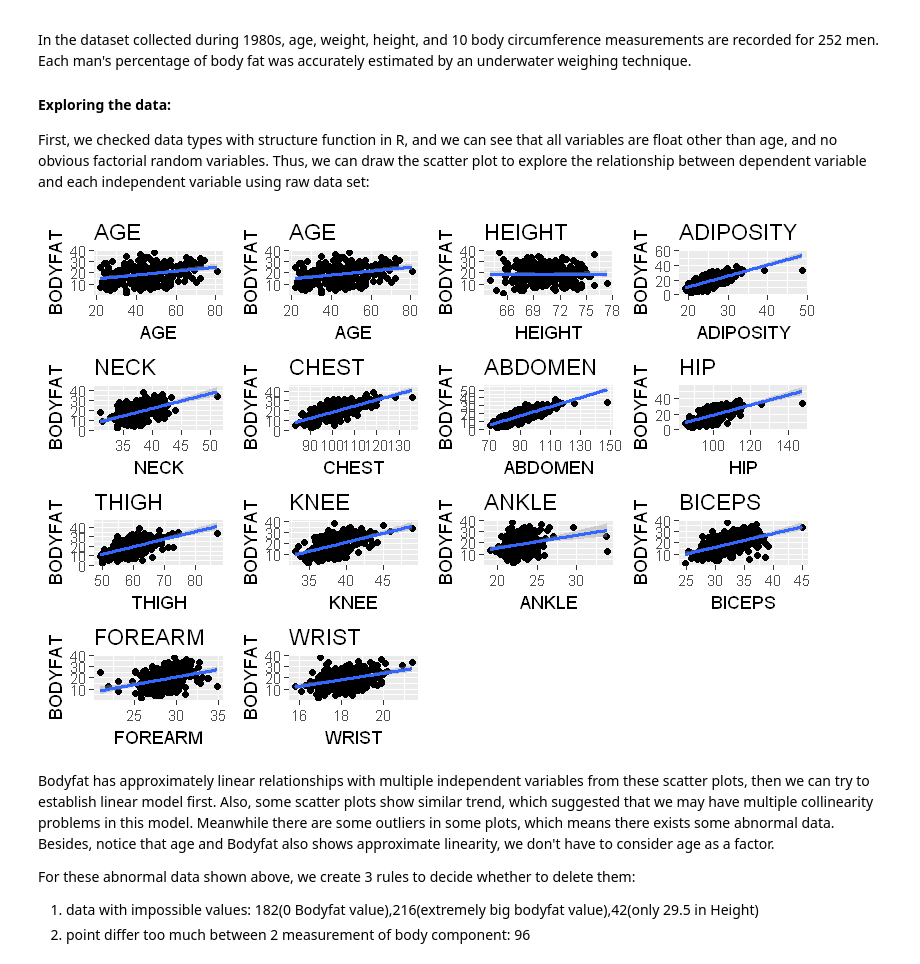
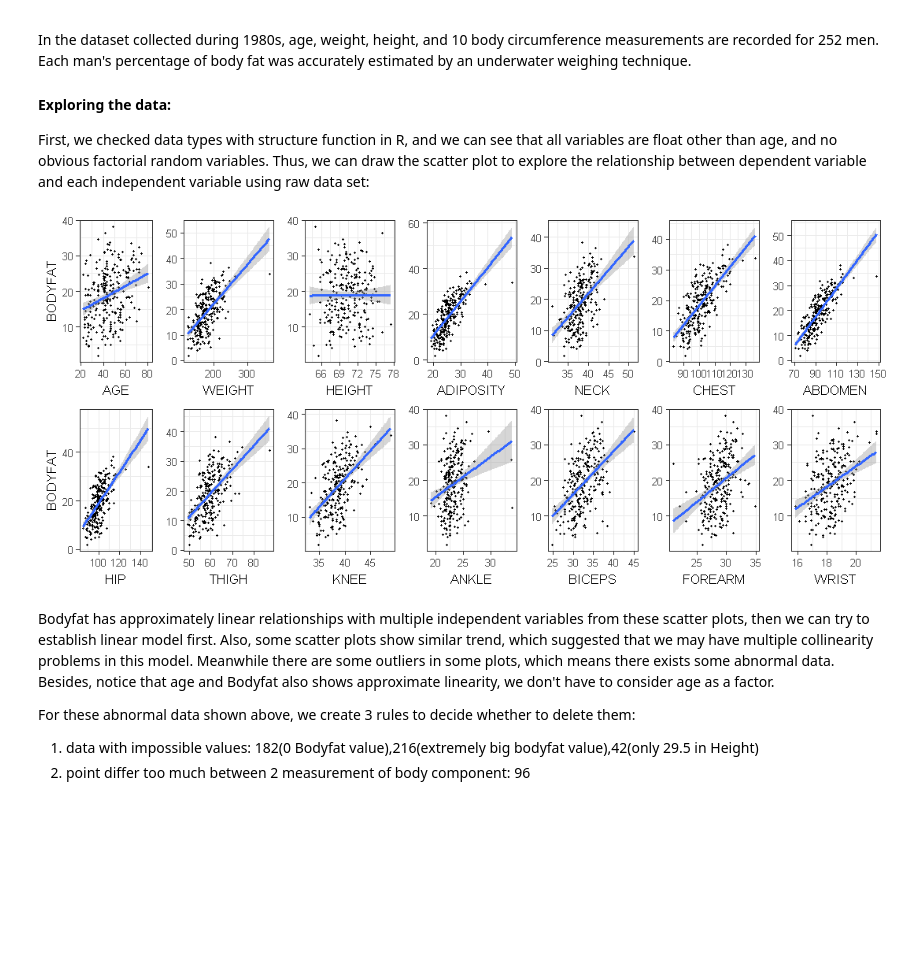
Before and after one commit to chilli0i0/628Groupwork1, a Jupyter notebook: Jupyter/TheFullNoteBook.ipynb, the cells around one changed output. Cells and saved outputs as stored; diff of their text form; code cells hidden in the pictures; blank space fills up the shorter version.

```diff
--- a/Jupyter/TheFullNoteBook.ipynb
+++ b/Jupyter/TheFullNoteBook.ipynb
@@ -59,36 +59,38 @@ First, we checked data types with structure function in R, and we can see that a
 Thus, we can draw the scatter plot to explore the relationship between dependent variable and each independent variable using raw data set:
 # %%
 data.1=data[-c(182,216,96,42),-c(2)]
-p1 <- ggplot(data.1, aes(x=AGE,y=BODYFAT))+geom_point()+ggtitle("AGE")+
-  geom_smooth(method='lm')
-p2 <- ggplot(data.1, aes(x=WEIGHT,y=BODYFAT))+geom_point()+ggtitle("WEIGHT")+
-  geom_smooth(method='lm')
-p3 <- ggplot(data.1, aes(x=HEIGHT,y=BODYFAT))+geom_point()+ggtitle("HEIGHT")+
-  geom_smooth(method='lm')
-p4 <- ggplot(data.1, aes(x=ADIPOSITY,y=BODYFAT))+geom_point()+ggtitle("ADIPOSITY")+ geom_smooth(method='lm')
-p5 <- ggplot(data.1, aes(x=NECK,y=BODYFAT))+geom_point()+ggtitle("NECK")+
-  geom_smooth(method='lm')
-p6 <- ggplot(data.1, aes(x=CHEST,y=BODYFAT))+geom_point()+ggtitle("CHEST")+
-  geom_smooth(method='lm')
-p7 <- ggplot(data.1, aes(x=ABDOMEN,y=BODYFAT))+geom_point()+ggtitle("ABDOMEN")+
-  geom_smooth(method='lm')
-p8 <- ggplot(data.1, aes(x=HIP,y=BODYFAT))+geom_point()+ggtitle("HIP")+
-  geom_smooth(method='lm')
-p9 <- ggplot(data.1, aes(x=THIGH,y=BODYFAT))+geom_point()+ggtitle("THIGH")+
-  geom_smooth(method='lm')
-p10 <- ggplot(data.1, aes(x=KNEE,y=BODYFAT))+geom_point()+ggtitle("KNEE")+
-  geom_smooth(method='lm')
-p11 <- ggplot(data.1, aes(x=ANKLE,y=BODYFAT))+geom_point()+ggtitle("ANKLE")+
-  geom_smooth(method='lm')
-p12 <- ggplot(data.1, aes(x=BICEPS,y=BODYFAT))+geom_point()+ggtitle("BICEPS")+
-  geom_smooth(method='lm')
-p13 <- ggplot(data.1, aes(x=FOREARM,y=BODYFAT))+geom_point()+ggtitle("FOREARM")+
-  geom_smooth(method='lm')
-p14 <- ggplot(data.1, aes(x=WRIST,y=BODYFAT))+geom_point()+ggtitle("WRIST")+
-  geom_smooth(method='lm')
-grid.arrange(p1,p1,p3,p4,p5,p6,p7,p8,p9,p10,p11,p12,p13,p14,ncol = 4, nrow = 4)
+p1 <- ggplot(data.1, aes(x=AGE,y=BODYFAT))+geom_point(size=0.5)+
+  geom_smooth(method='lm')+theme_bw()+theme(text = element_text(size=10))
+p2 <- ggplot(data.1, aes(x=WEIGHT,y=BODYFAT))+geom_point(size=0.5)+
+  geom_smooth(method='lm')+theme_bw()+theme(text = element_text(size=10),axis.title.y=element_blank())
+p3 <- ggplot(data.1, aes(x=HEIGHT,y=BODYFAT))+geom_point(size=0.5)+
+  geom_smooth(method='lm')+theme_bw()+theme(text = element_text(size=10),axis.title.y=element_blank())
+p4 <- ggplot(data.1, aes(x=ADIPOSITY,y=BODYFAT))+geom_point(size=0.5)+
+  geom_smooth(method='lm')+theme_bw()+theme(text = element_text(size=10),axis.title.y=element_blank())
+p5 <- ggplot(data.1, aes(x=NECK,y=BODYFAT))+geom_point(size=0.5)+
+  geom_smooth(method='lm')+theme_bw()+theme(text = element_text(size=10),axis.title.y=element_blank())
+p6 <- ggplot(data.1, aes(x=CHEST,y=BODYFAT))+geom_point(size=0.5)+
+  geom_smooth(method='lm')+theme_bw()+theme(text = element_text(size=10),axis.title.y=element_blank())
+p7 <- ggplot(data.1, aes(x=ABDOMEN,y=BODYFAT))+geom_point(size=0.5)+
+  geom_smooth(method='lm')+theme_bw()+theme(text = element_text(size=10),axis.title.y=element_blank())
+p8 <- ggplot(data.1, aes(x=HIP,y=BODYFAT))+geom_point(size=0.5)+
+  geom_smooth(method='lm')+theme_bw()+theme(text = element_text(size=10))
+p9 <- ggplot(data.1, aes(x=THIGH,y=BODYFAT))+geom_point(size=0.5)+
+  geom_smooth(method='lm')+theme_bw()+theme(text = element_text(size=10),axis.title.y=element_blank())
+p10 <- ggplot(data.1, aes(x=KNEE,y=BODYFAT))+geom_point(size=0.5)+
+  geom_smooth(method='lm')+theme_bw()+theme(text = element_text(size=10),axis.title.y=element_blank())
+p11 <- ggplot(data.1, aes(x=ANKLE,y=BODYFAT))+geom_point(size=0.5)+
+  geom_smooth(method='lm')+theme_bw()+theme(text = element_text(size=10),axis.title.y=element_blank())
+p12 <- ggplot(data.1, aes(x=BICEPS,y=BODYFAT))+geom_point(size=0.5)+
+  geom_smooth(method='lm')+theme_bw()+theme(text = element_text(size=10),axis.title.y=element_blank())
+p13 <- ggplot(data.1, aes(x=FOREARM,y=BODYFAT))+geom_point(size=0.5)+
+  geom_smooth(method='lm')+theme_bw()+theme(text = element_text(size=10),axis.title.y=element_blank())
+p14 <- ggplot(data.1, aes(x=WRIST,y=BODYFAT))+geom_point(size=0.5)+
+  geom_smooth(method='lm')+theme_bw()+theme(text = element_text(size=10),axis.title.y=element_blank())
+options(repr.plot.width=9, repr.plot.height=4)
+grid.arrange(p1,p2,p3,p4,p5,p6,p7,p8,p9,p10,p11,p12,p13,p14,ncol = 7, nrow = 2)
 # %% [output]
-[figure, old version]
+[figure, new version]
 # %% [markdown]
 Bodyfat has approximately linear relationships with multiple independent variables from these scatter plots, then we can try to establish linear model first. Also, some scatter plots show similar trend, which suggested that we may have multiple collinearity problems in this model. Meanwhile there are some outliers in some plots, which means there exists some abnormal data. Besides, notice that age and Bodyfat also shows approximate linearity, we don't have to consider age as a factor.
 
```
Also changed, not shown: parts of 15 cells of this notebook, 1 other file.
